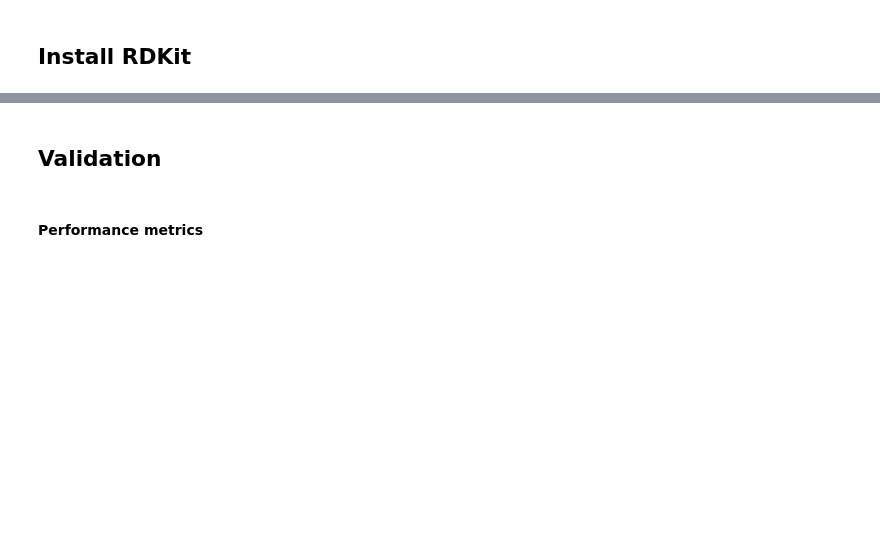
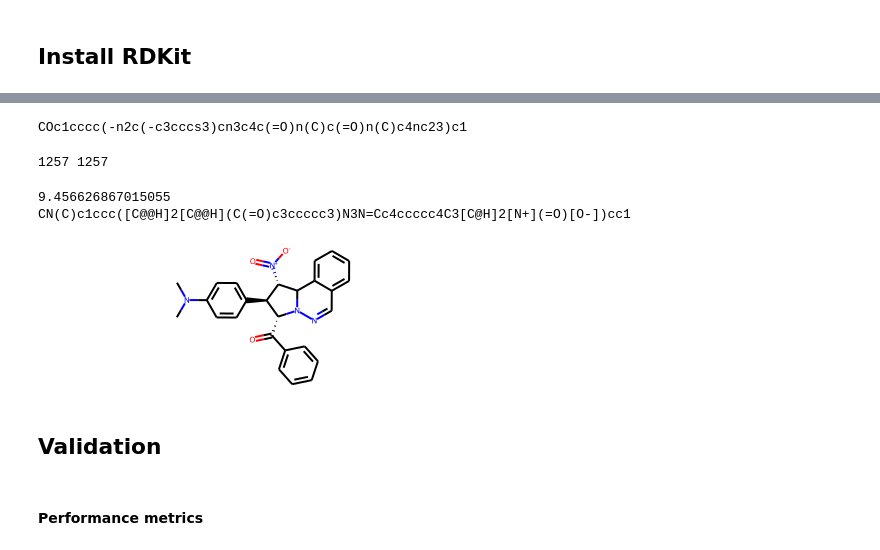
Before and after one commit to UAMCAntwerpen/2040FBDBIC, a Jupyter notebook: 07_QSAR_models.ipynb, the cells around one changed output, grey strips where cells are left out. Drawn from its saved outputs; the diff is of its cells as text; code cells hidden in the pictures; blank space fills up the shorter version.

```diff
--- a/07_QSAR_models.ipynb
+++ b/07_QSAR_models.ipynb
@@ -90,3 +327,49 @@ from rdkit.Chem.Draw import IPythonConsole
+# %%
+# Apply this model on a database of 100k compounds and search for DPP4 actives
+url = "https://raw.githubusercontent.com/UAMCAntwerpen/2040FBDBIC/main/compounds_100k.smi"
+data = requests.get(url).text.split("\n")
+print(data[0])
+# %% [output]
+COc1cccc(-n2c(-c3cccs3)cn3c4c(=O)n(C)c(=O)n(C)c4nc23)c1
+# %%
+db_fps = []
+for d in data:
+  if d == "" or d is None: continue
+  mol = Chem.MolFromSmiles(d)
+  fp = np.zeros((0,), dtype=np.int8)
+  DataStructs.ConvertToNumpyArray(Chem.RDKFingerprint(mol), fp)
+  db_fps.append(fp)
+# %%
+# Apply the RF on the database and isolate those that are predicted to be active
+prediction = model.predict(db_fps)
+hits_smiles = []
+hits_fps = []
+for i in range(len(prediction)):
+  if prediction[i] == 1:
+    hits_smiles.append(data[i])
+    hits_fps.append(db_fps[i])
+print(len(hits_smiles), len(hits_fps))
+# %% [output]
+1257 1257
+# %%
+# Score the identified hits with the pIC50 model
+hits_pic50 = pic50_predictor.predict(hits_fps)
+# %%
+# Identify the compound with the highest pIC50 and show structure
+best_pic50 = 0
+best_smiles = ""
+for i in range(len(hits_pic50)):
+  if hits_pic50[i] > best_pic50:
+    best_pic50 = hits_pic50[i]
+    best_smiles = hits_smiles[i]
+print(best_pic50)
+print(best_smiles)
+mol = Chem.MolFromSmiles(best_smiles)
+mol
+# %% [output]
+9.456626867015055
+CN(C)c1ccc([C@@H]2[C@@H](C(=O)c3ccccc3)N3N=Cc4ccccc4C3[C@H]2[N+](=O)[O-])cc1
+[figure, added]
 # %% [markdown]
 ## Validation
 # %% [markdown]
```
Also changed, not shown: parts of 27 cells of this notebook.
